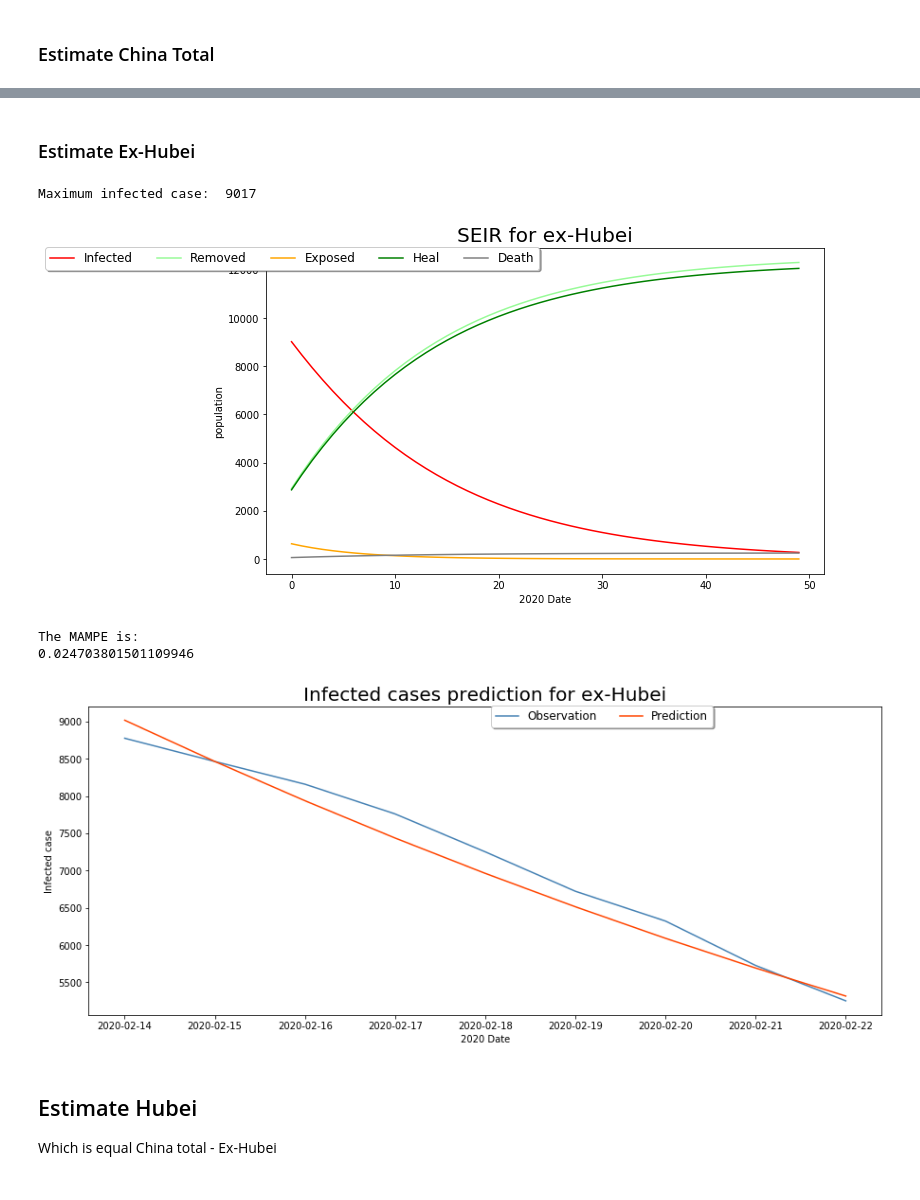
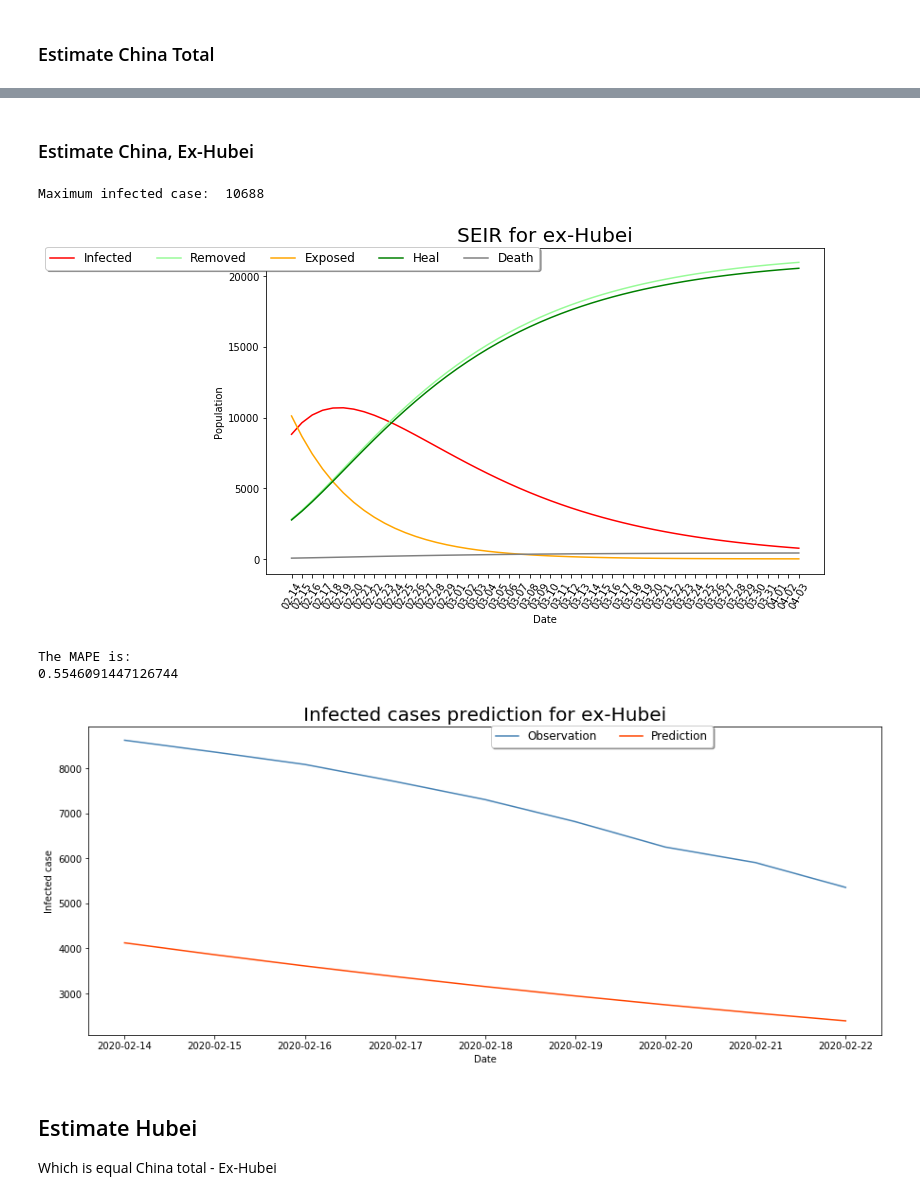
Before and after one commit to docligot/CoronaTracker-simulteModel, a Jupyter notebook: mcmc_SEIR/Forecast_by_MCMC_SEIR.ipynb, the cells around one changed output, grey strips where cells are left out. Drawn from its saved outputs; the diff is of its cells as text; code cells hidden in the pictures.

```diff
--- a/mcmc_SEIR/Forecast_by_MCMC_SEIR.ipynb
+++ b/mcmc_SEIR/Forecast_by_MCMC_SEIR.ipynb
@@ -82,5 +119,14 @@ population = China_population
 # %%
 result = run_SEIR(Est_beta = est_beta, econ=50, E0=E0, R0=R0, I0 = I0, population=China_population,
              rateIR=1/14, rateAl = 1/7,
-             title = 'SEIR for China total', death_rate=0.02, show_Sus = False)
+             title = 'SEIR for China total', death_rate=0.02, show_Sus = False,\
+                  starting_point = China_total['Date'].max()+datetime.timedelta(days=1))
+result['Date'] = list((China_total['Date'].min() + datetime.timedelta(days=x)).strftime('%Y-%m-%d') for x in range(50))
+
+"""
+Calculate MAPE test score using SEIR model result
+"""
+test = SIR_data[SIR_data['Date'] >= datetime.datetime(2020, 2, 14)]
+test = test[test['Country']=='China'].groupby('Date').agg({'Confirmed':'sum','R':'sum','I':'sum'}).reset_index()
+plot_test_data_with_MAPE(test, result, 'Infected cases prediction for China total')
 # %% [output]
@@ -89,6 +137,0 @@ Maximum infected case:  58517
-# %%
-"""
-Calculate MAPE test score using SEIR model result
-"""
-test = get_China_total(SIR_data[SIR_data['date'] >= datetime.datetime(2020, 2, 14)])
-plot_test_data_with_MAPE(test, result, 'Infected cases prediction for China total')
@@ -99,37 +138,42 @@ The MAMPE is:
 # %% [markdown]
-### Estimate Ex-Hubei
+### Estimate China, Ex-Hubei
 # %%
-NotHubei = get_China_exclude_province(China_df, "Hubei Province")
+# China, Ex-Hubei data preparation
 
-NotHubei["E"] = NotHubei["E"] * 1/4 # suppose the number of exposed cases outside Hubei
+SIR_data_train = SIR_data[SIR_data['Date'] < datetime.datetime(2020, 2, 14)]
+NotHubei_train = SIR_data_train[(SIR_data_train['Country']=='China')&(df['Province']!='Hubei')].groupby('Date')\
+            .agg({'Confirmed':'sum','R':'sum','I':'sum'}).reset_index()
 
+nothubei_dxy = get_China_exclude_province(China_dxy,"Hubei Province")
 
 population = China_population - Hubei_population
-est_beta = 408.2/population # based on MCMC result
-
+est_beta = 402/population # based on MCMC result
 
 ## use the last observation as the initial point in the new SEIR model
-I0 = list(NotHubei['I'])[-1]
-R0 = list(NotHubei['R'])[-1]
-E0 = list(NotHubei['E'])[-1] * 1/4 # suppose the number of exposed cases outside Hubei
+I0 = list(NotHubei_train['I'])[-1]
+R0 = list(NotHubei_train['R'])[-1]
+E0 = nothubei_dxy['E'].iloc[-1] #1/4
 S0 = population - I0 - E0 - R0
 
 result2 = run_SEIR(Est_beta = est_beta, econ=50, E0=E0, R0=R0, I0 = I0, population=population,
              rateIR=1/14, rateAl = 1/7,
-             title = 'SEIR for ex-Hubei', death_rate=0.02, show_Sus = False)
+             title = 'SEIR for ex-Hubei', death_rate=0.02, show_Sus = False,\
+                  starting_point = NotHubei_train['Date'].max()+datetime.timedelta(days=1))
+
+result2['Date'] = list((NotHubei_train['Date'].min() + datetime.timedelta(days=x)).strftime('%Y-%m-%d') for x in range(50))
 
 """
 Calculate MAPE test score using SEIR model result
 """
-China_df_test = SIR_data[SIR_data['date'] >= datetime.datetime(2020, 2, 14)]
-test = get_China_exclude_province(China_df_test, "Hubei Province")
+test = SIR_data[SIR_data['Date'] >= datetime.datetime(2020, 2, 14)]
+test = test[(test['Country']=='China')&(test['Province']!='Hubei')].groupby('Date').agg({'Confirmed':'sum','R':'sum','I':'sum'}).reset_index()
 plot_test_data_with_MAPE(test, result2, 'Infected cases prediction for ex-Hubei')
 # %% [output]
-Maximum infected case:  9017
+Maximum infected case:  10688
-[figure, old version]
+[figure, new version]
-The MAMPE is:
-0.024703801501109946
+The MAPE is:
+0.5546091447126744
-[figure, old version]
+[figure, new version]
 # %% [markdown]
 ## Estimate Hubei
 Which is equal China total - Ex-Hubei
```
Also changed, not shown: parts of 13 cells of this notebook, 3 other files.
